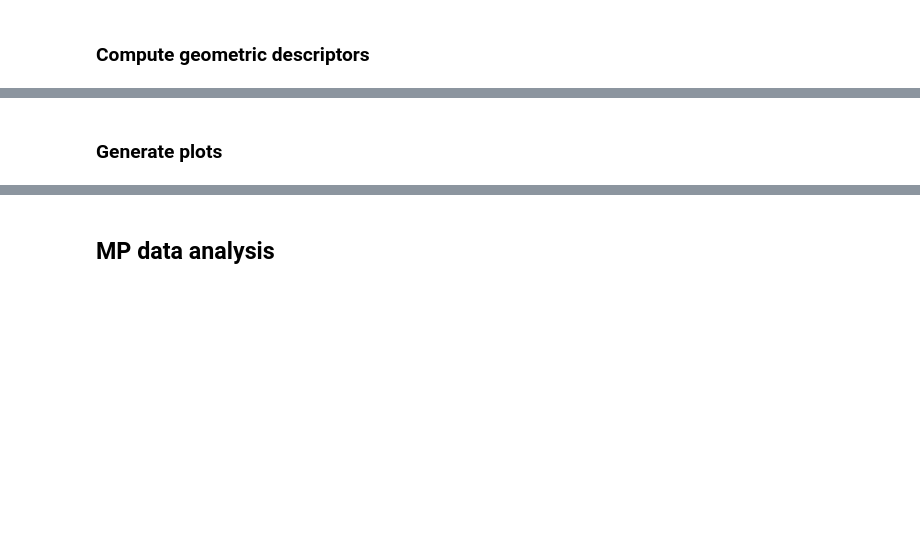
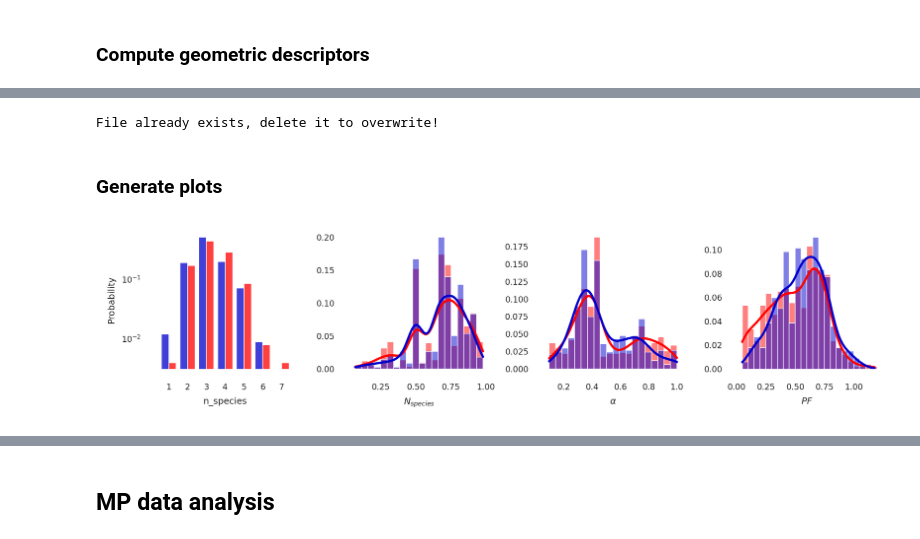
Before and after one commit to epfl-theos/r4-project, a Jupyter notebook: src/2.Global geometric descriptors.ipynb, the cells around one changed output, grey strips where cells are left out. Saved outputs shown, nothing was run; the diff lists cells and outputs as text; code cells hidden in the pictures; blank space fills up the shorter version.

```diff
--- a/src/2.Global geometric descriptors.ipynb
+++ b/src/2.Global geometric descriptors.ipynb
@@ -88,7 +99,7 @@ volume = db_frames.map(lambda frame: frame.get_volume())
 # %%
 from dask import compute
 
-if DATA_3DCD.geo.exists():
+if DATA_MC3D.geo.exists():
     print("File already exists, delete it to overwrite!")
 
 else:
@@ -118,7 +129,7 @@ else:
     )
 
     np.savez(
-        DATA_3DCD.geo,
+        DATA_MC3D.geo,
         magic=c_magic,
         # cn=c_cn,
         num_species=c_num_species,
@@ -129,6 +140,8 @@ else:
         std_ratio=c_std_ratio,
         pg_list=c_point_groups,
     )
+# %% [output]
+File already exists, delete it to overwrite!
 # %%
 import numpy as np
 import pandas as pd
@@ -158,7 +171,7 @@ my_c = colors.ListedColormap(["mediumblue", "red"])
 c = ["mediumblue", "red"]
 sns.set_palette(sns.color_palette(c))
 
-df = pd.read_parquet(DATA_3DCD.geo.with_suffix(".parquet")).rename(
+df = pd.read_parquet(DATA_MC3D.geo.with_suffix(".parquet")).rename(
     columns={
         "alpha": r"$\alpha$",
         "x": "$x$",
@@ -182,7 +195,7 @@ ax1, ax2, ax3, ax4 = fig.subplots(1, 4)
 sns.histplot(
     ax=ax1,
     data=df,
-    x=r"$N_{species}$",
+    x=r"n_species",
     hue="magic",
     stat="probability",
     legend=False,
@@ -193,7 +206,8 @@ sns.histplot(
     log_scale=(False, True),
     kde=False,
 )
-ax1.set_xticks(df["$N_{species}$"].unique())
+ax1.set_xticks(df["n_species"].unique())
+ax2.set_xlabel(r"$N_{species}$")
 
 sns.histplot(
     ax=ax2,
@@ -217,31 +231,33 @@ sns.histplot(
     stat="probability",
     legend=False,
     common_norm=False,
     multiple="layer",
     bins=20,
     kde=True,
 )
 # ax3.set_xlim(0, 1)
 ax3.set_ylabel(None)
 
 sns.histplot(
     ax=ax4,
     data=df,
     x=r"$PF$",
     hue="magic",
     stat="probability",
     legend=False,
     common_norm=False,
     multiple="layer",
     binwidth=0.05,
     kde=True,
 )
 ax4.set_ylabel(None)
 ax4.set_xlim(0, 1.2)
 
 sns.despine(left=True, bottom=True)
 fig.tight_layout()
 fig.show()
 
-fn_out = DATA_3DCD.geo.with_suffix(".pdf")
+fn_out = DATA_MC3D.geo.with_suffix(".pdf")
 fig.savefig(fn_out)
+# %% [output]
+[figure, added]
```
Also changed, not shown: parts of 8 cells of this notebook, 24 other files.
